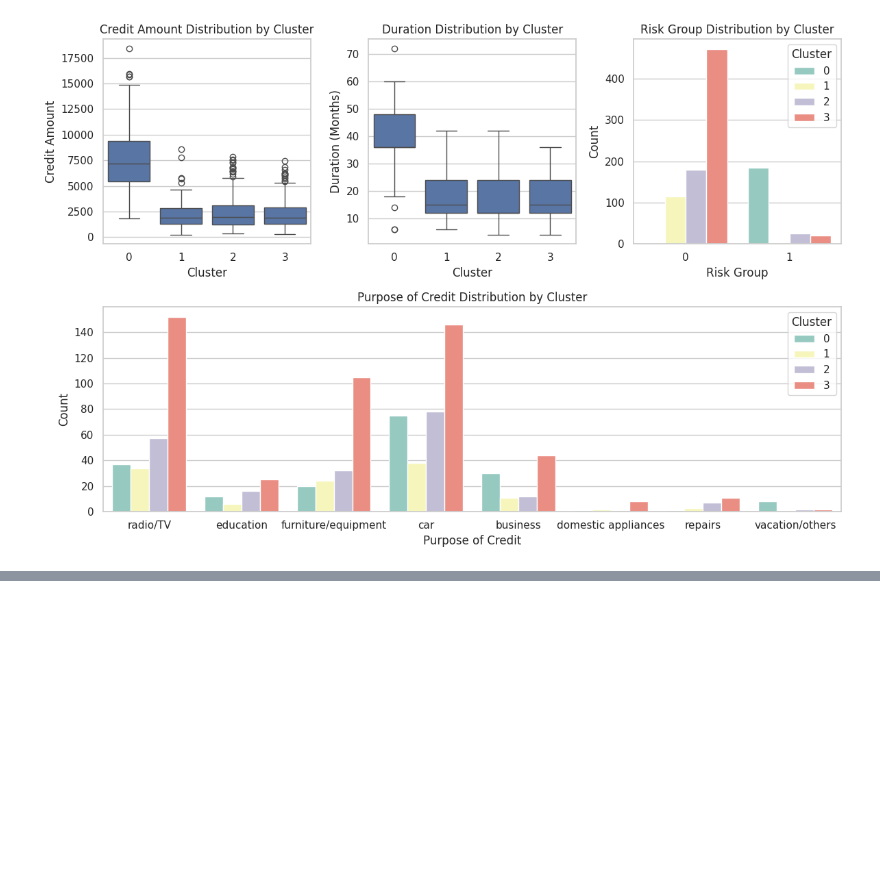
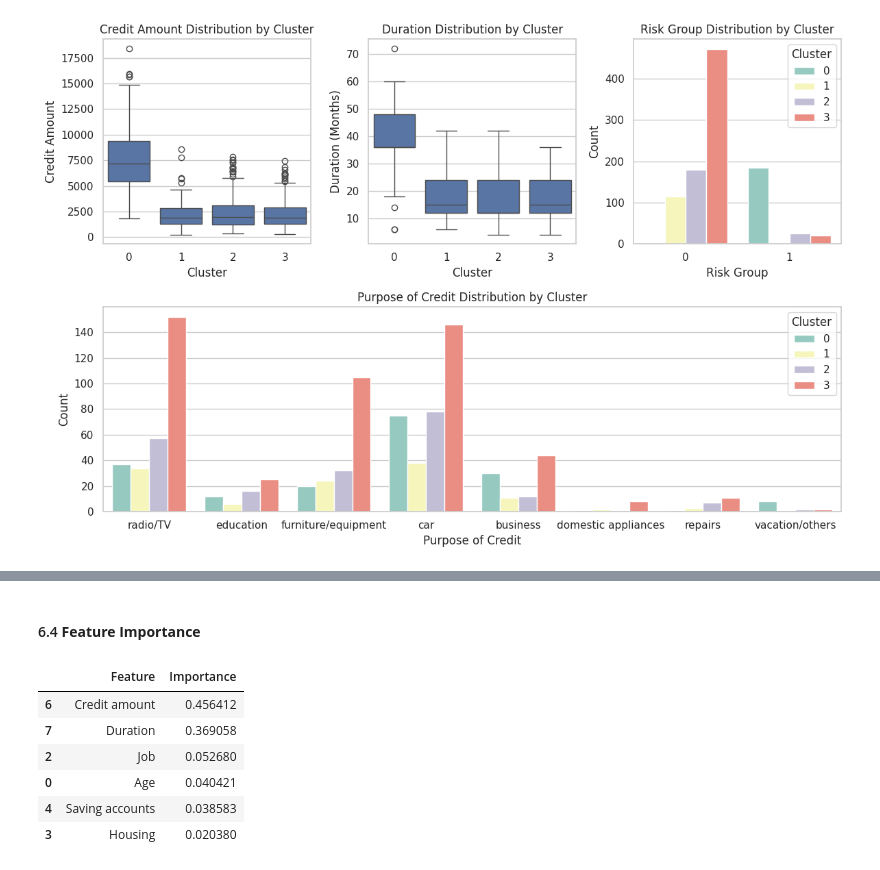
Before and after one commit to dataelvisliang/german_credit_risk, a Jupyter notebook: German_Credit_Risk.ipynb, the cells around one changed output, grey strips where cells are left out. Saved outputs shown, nothing was run; the diff lists cells and outputs as text; code cells hidden in the pictures; blank space fills up the shorter version.

```diff
--- a/German_Credit_Risk.ipynb
+++ b/German_Credit_Risk.ipynb
@@ -653,0 +782,19 @@ plt.show()
+# %% [markdown]
+#### 6.4 **Feature Importance**
+# %%
+rf_feature_importance = rf_clf.feature_importances_
+feature_names = new_x_train.columns
+rf_feature_df = pd.DataFrame({
+    'Feature': feature_names,
+    'Importance': rf_feature_importance
+})
+sorted_rf_feature_df = rf_feature_df.sort_values(by = 'Importance', ascending = False).head(6) # filter the top 6 important features
+sorted_rf_feature_df
+# %% [output]
+|  | Feature | Importance |
+| 6 | Credit amount | 0.456412 |
+| 7 | Duration | 0.369058 |
+| 2 | Job | 0.052680 |
+| 0 | Age | 0.040421 |
+| 4 | Saving accounts | 0.038583 |
+| 3 | Housing | 0.020380 |
```
Also changed, not shown: parts of 19 cells of this notebook.
